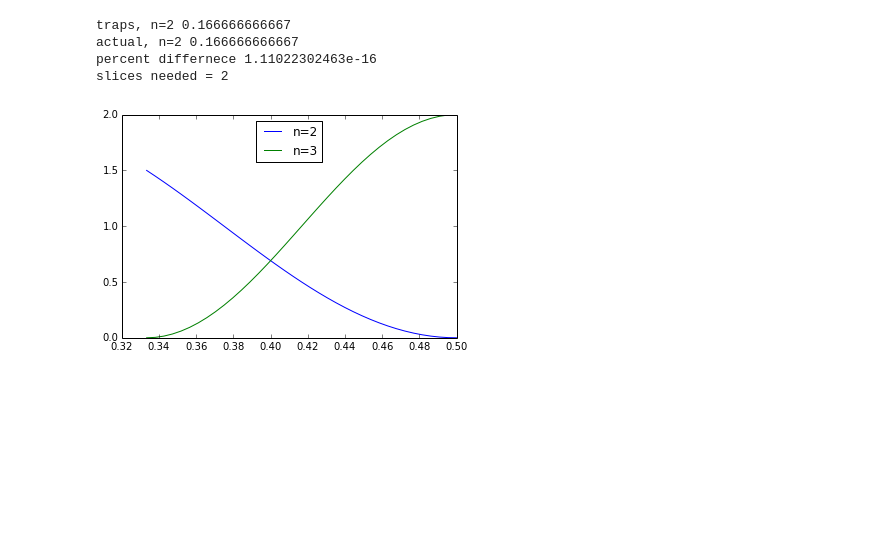
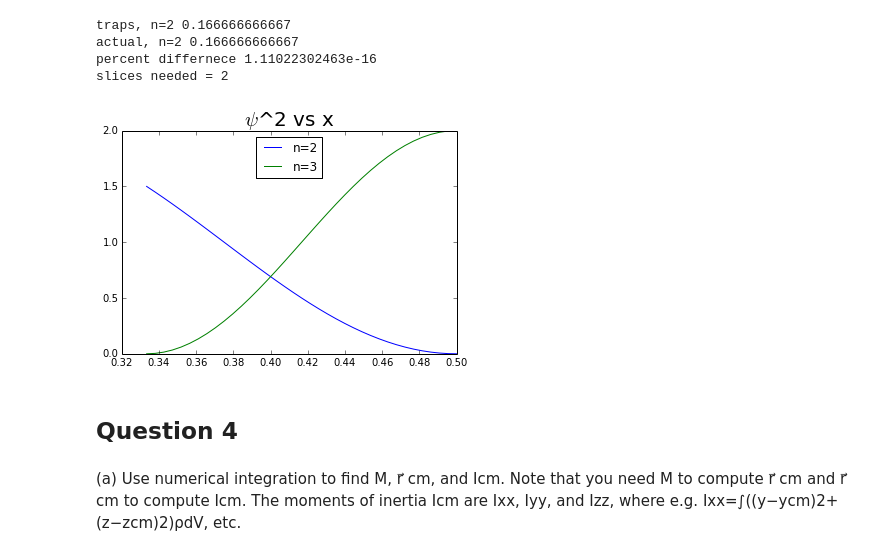
Before and after one commit to nwilli14/PHYS202-S14, a Jupyter notebook: SciPy/IntegrationExercises.ipynb, the cells around one changed output. Drawn from its saved outputs; the diff is of its cells as text; code cells hidden in the pictures; blank space fills up the shorter version.

```diff
--- a/SciPy/IntegrationExercises.ipynb
+++ b/SciPy/IntegrationExercises.ipynb
@@ -147,8 +147,13 @@ slices needed = 2
 # %%
 plt.plot(x, psi2(x,2,1), label='n=2')
 plt.plot(x, psi2(x,3,1), label='n=3')
+plt.title('$\psi$^2 vs x', fontsize=20)
 plt.legend(loc='upper center')
 
 plt.show()
 # %% [output]
-[figure, old version]
+[figure, new version]
+# %% [markdown]
+## Question 4
+# %% [markdown]
+(a) Use numerical integration to find M, r⃗ cm, and Icm. Note that you need M to compute r⃗ cm and r⃗ cm to compute Icm. The moments of inertia Icm are Ixx, Iyy, and Izz, where e.g. Ixx=∫((y−ycm)2+(z−zcm)2)ρdV, etc.
```
Also changed, not shown: 1 other file.
